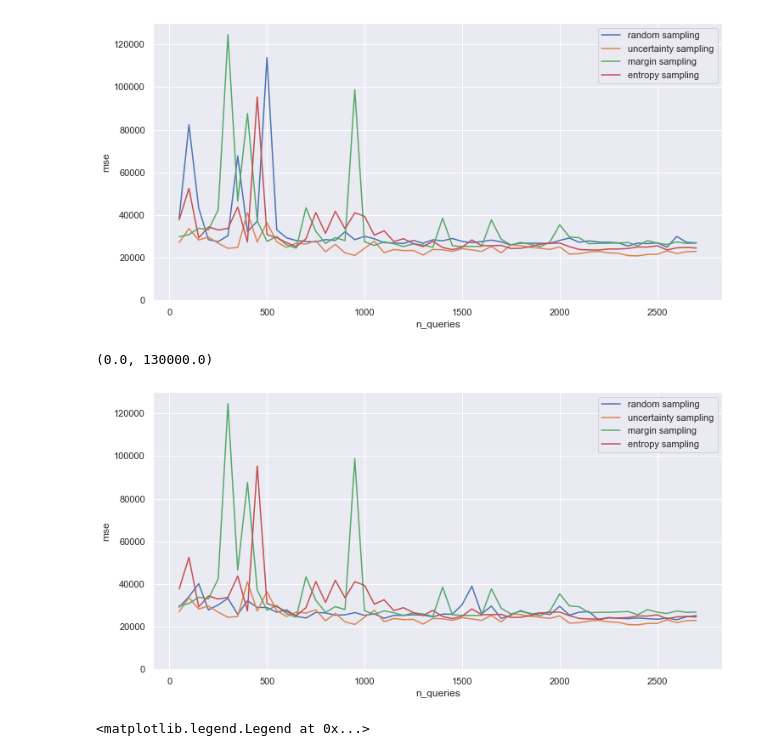
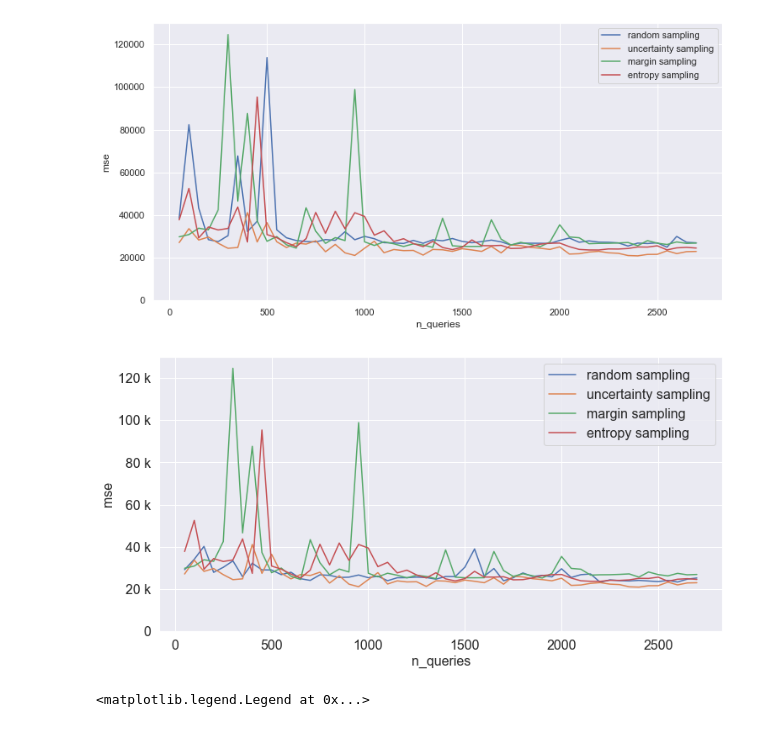
Before and after one commit to telenovelachuan/data_science, a Jupyter notebook: master_project/active_learning.ipynb, the cells around one changed output. Saved outputs shown, nothing was run; the diff lists cells and outputs as text; code cells hidden in the pictures.

```diff
--- a/master_project/active_learning.ipynb
+++ b/master_project/active_learning.ipynb
@@ -390,35 +393,39 @@ plt.ylim((0, 130000))
 # %%
 # MSE change over iterations
 
 # mse_dict_random_all = {50: 38603.38415396731, 100: 82370.88192630802, 150: 43307.05292602763, 200: 28484.2737865376, 250: 27579.358404292594, 300: 30343.562950078733, 350: 67701.93577660655, 400: 32299.784316985966, 450: 37145.25167967304, 500: 113835.59726851231, 550: 33100.59150606123, 600: 29357.378790434264, 650: 28080.05916619314, 700: 27614.84726530599, 750: 27448.63793693554, 800: 28529.915769804236, 850: 28165.585971032197, 900: 32210.75674398181, 950: 28451.95431236594, 1000: 30012.122900609294, 1050: 28926.748521576752, 1100: 27067.693911817983, 1150: 26942.316022572108, 1200: 26685.504840593272, 1250: 28146.313804350604, 1300: 26775.50005560768, 1350: 28430.302043754185, 1400: 27960.471410060014, 1450: 29024.794261097184, 1500: 27688.26456234804, 1550: 27045.103976607537, 1600: 27575.284864317913, 1650: 28269.095224999113, 1700: 27458.048376353825, 1750: 25960.281637222113, 1800: 26856.849803309335, 1850: 26811.936223452358, 1900: 26786.63116298782, 1950: 26704.40241480766, 2000: 28146.67630169472, 2050: 29245.853265513928, 2100: 27262.45549392521, 2150: 27920.658066724627, 2200: 27334.347761251072, 2250: 27259.521843977887, 2300: 26982.677144396588, 2350: 25506.16868117935, 2400: 26869.41597787626, 2450: 26662.513962051406, 2500: 26975.975509946104, 2550: 24982.021808489477, 2600: 29977.882378281025, 2650: 27263.024376848523, 2700: 26981.95579496159}
 mse_dict_margin_all = {50: 29821.40481648743, 100: 30871.308039142183, 150: 33853.92286885424, 200: 33097.38712443565, 250: 42480.61832460816, 300: 124604.84986029616, 350: 46564.26233910117, 400: 87622.81820558035, 450: 37279.34473166889, 500: 27712.56478250373, 550: 29929.42917439643, 600: 26071.296913237402, 650: 24514.812524831257, 700: 43398.875978404314, 750: 32425.500750460506, 800: 26732.22617998895, 850: 29442.516953009832, 900: 28063.560125103988, 950: 98848.36578742454, 1000: 27466.781059628527, 1050: 25761.763711015123, 1100: 27466.60167732113, 1150: 26532.71629379736, 1200: 25291.220250181923, 1250: 26513.418702618274, 1300: 25969.47270147198, 1350: 24880.790862666934, 1400: 38561.96813819872, 1450: 25617.76899542555, 1500: 25320.029947522464, 1550: 25312.55352379584, 1600: 25342.09005791487, 1650: 37750.50776956134, 1700: 28734.029436896813, 1750: 25981.432072836888, 1800: 27225.21827218926, 1850: 26269.2751211076, 1900: 25202.291101474806, 1950: 27370.93080536995, 2000: 35436.917383167005, 2050: 29751.63408088817, 2100: 29372.049627614837, 2150: 26577.590907386093, 2200: 26737.383452153354, 2250: 26772.38174864692, 2300: 26924.732826154283, 2350: 27151.33746812798, 2400: 25640.657674416343, 2450: 28048.637059452663, 2500: 26827.99879990675, 2550: 26206.27909723093, 2600: 27412.60647016829, 2650: 26726.064110701922, 2700: 26891.37075944076}
 mse_dict_entropy_all = {50: 37760.839949203226, 100: 52514.74166678015, 150: 29314.805617568385, 200: 34425.252486909856, 250: 33028.82767989704, 300: 33758.33199665399, 350: 43768.48940746294, 400: 27400.072574042497, 450: 95341.77410672784, 500: 30867.678634371885, 550: 29405.61141941858, 600: 27077.012369224245, 650: 25206.123718817602, 700: 28925.852146549947, 750: 41207.524985913384, 800: 31427.596333331512, 850: 41799.75375281047, 900: 33551.08027318086, 950: 41109.24316119926, 1000: 39402.749341861454, 1050: 30586.26293455437, 1100: 32620.544267312038, 1150: 27616.910399366196, 1200: 28930.813398844697, 1250: 26645.702321173052, 1300: 25238.631388471553, 1350: 27686.618869832575, 1400: 24812.54740021528, 1450: 23817.322531766447, 1500: 24930.80151415366, 1550: 28377.414426094907, 1600: 25672.415114601437, 1650: 25640.143351852803, 1700: 25804.841529447887, 1750: 24345.59939155509, 1800: 24443.996048605186, 1850: 25233.656711826785, 1900: 26358.06631704122, 1950: 26780.351090257696, 2000: 26883.854810218156, 2050: 25193.357154293626, 2100: 23896.80700430101, 2150: 23656.62883111708, 2200: 23633.791854528565, 2250: 24122.94796684233, 2300: 24080.56775897609, 2350: 24325.098912270845, 2400: 25060.510465544776, 2450: 25010.31655314428, 2500: 25615.528266323865, 2550: 23674.10418635835, 2600: 24629.649132655268, 2650: 24890.087560064494, 2700: 24541.71166163973}
 mse_dict_uncertainty_all = {50: 27107.219202267286, 100: 33651.20570181082, 150: 28340.753283912938, 200: 29696.204791289023, 250: 26811.734490214993, 300: 24433.969427324784, 350: 24811.324275313007, 400: 41137.44736704145, 450: 27414.12814883786, 500: 36465.449015590246, 550: 27512.078565816613, 600: 24793.099727730627, 650: 26875.91182106898, 700: 26396.953156388307, 750: 27948.07015247204, 800: 22814.96434885432, 850: 26273.801472898205, 900: 22300.214966397034, 950: 21079.69516115019, 1000: 24443.417724652318, 1050: 27743.478090552697, 1100: 22364.911158387185, 1150: 23860.3726355588, 1200: 23349.96024689362, 1250: 23441.925819656826, 1300: 21250.48502635538, 1350: 23897.388078192245, 1400: 23745.500917314057, 1450: 22994.309918734256, 1500: 24234.866440333502, 1550: 23660.998073809013, 1600: 22981.95288404224, 1650: 25310.500843009406, 1700: 22288.33078460753, 1750: 26053.121641889677, 1800: 25698.39849464991, 1850: 24880.691010910097, 1900: 24459.147987713048, 1950: 23896.786388063498, 2000: 25119.413374497115, 2050: 21719.050057216013, 2100: 21897.900128168145, 2150: 22678.12495071921, 2200: 23022.56039131879, 2250: 22319.459878956335, 2300: 22100.63762287857, 2350: 21039.05813805297, 2400: 20885.247500492787, 2450: 21555.940294293338, 2500: 21590.32062422366, 2550: 23265.21461294517, 2600: 21943.014020790793, 2650: 22865.022263969546, 2700: 22969.14348000953}
 
 mse_dict_random_all = {50: 29171.10903484117, 100: 34102.51781554835, 150: 40201.7350971013, 200: 27894.923342939222, 250: 30262.32896053487, 300: 33314.44406860369, 350: 25790.102550186453, 400: 32217.01328453615, 450: 29056.37014118546, 500: 29009.870140439813, 550: 26803.534499490623, 600: 27939.71098851819, 650: 24881.50449703178, 700: 24080.123515634015, 750: 26711.704947116374, 800: 26472.827871963604, 850: 25464.06984894017, 900: 25597.13008338962, 950: 26634.315132638887, 1000: 25351.759986798108, 1050: 26076.85110076665, 1100: 23938.359206179073, 1150: 25329.434256172153, 1200: 25365.673872573538, 1250: 25626.672128620005, 1300: 25444.09230721252, 1350: 24665.978926264284, 1400: 25911.542830490846, 1450: 25877.711651590278, 1500: 30346.778856299334, 1550: 39002.494301724684, 1600: 26047.524538693076, 1650: 29695.413844664752, 1700: 23891.937378745137, 1750: 25334.553858377098, 1800: 27598.623275540518, 1850: 25949.43272343818, 1900: 26467.94007474519, 1950: 25722.189210156226, 2000: 29590.569372465063, 2050: 25467.396228394467, 2100: 26796.829419014157, 2150: 27118.580546445923, 2200: 23159.700865669805, 2250: 24335.196898140974, 2300: 23945.190703479984, 2350: 23805.673266046317, 2400: 24092.240420583785, 2450: 23790.832890304897, 2500: 23507.758863536936, 2550: 24073.15737257837, 2600: 23299.61787483813, 2650: 24667.223594086765, 2700: 25213.82946977021}
 
 n_queries = list(mse_dict_random_all.keys())
 mses_random_all = list(mse_dict_random_all.values())
 mses_uncertainty_all = list(mse_dict_uncertainty_all.values())
 mses_margin_all = list(mse_dict_margin_all.values())
 mses_entropy_all = list(mse_dict_entropy_all.values())
 
-
+font_size = 16
+import matplotlib.ticker as ticker
 sns.set()
-plt.figure(figsize=(12, 6))
+fig, ax = plt.subplots(figsize=(12, 6))
+#plt.figure(figsize=(12, 6))
 plt.plot(n_queries, mses_random_all, label="random sampling")
 plt.plot(n_queries, mses_uncertainty_all, label="uncertainty sampling")
 plt.plot(n_queries, mses_margin_all, label="margin sampling")
 plt.plot(n_queries, mses_entropy_all, label="entropy sampling")
 
+plt.ylabel("mse", fontsize=font_size)
+plt.xlabel("n_queries", fontsize=font_size)
+plt.legend(prop={'size': font_size})
+plt.xticks(fontsize=font_size)
+plt.yticks(fontsize=font_size)
 
-plt.ylabel("mse")
-plt.xlabel("n_queries")
-plt.legend()
 plt.ylim((0, 130000))
+ax.yaxis.set_major_formatter(ticker.EngFormatter())
 # %% [output]
-(0.0, 130000.0)
-[figure, old version]
+[figure, new version]
 # %%
 # Avg distance between chosen dots and the global centroid
 df_chosen_uncertainty = pd.read_csv("chosen/cnn_ae_al_uncertainty_all_chosen.csv", index_col=0)
```
Also changed, not shown: parts of 5 cells of this notebook, 4 other files.
